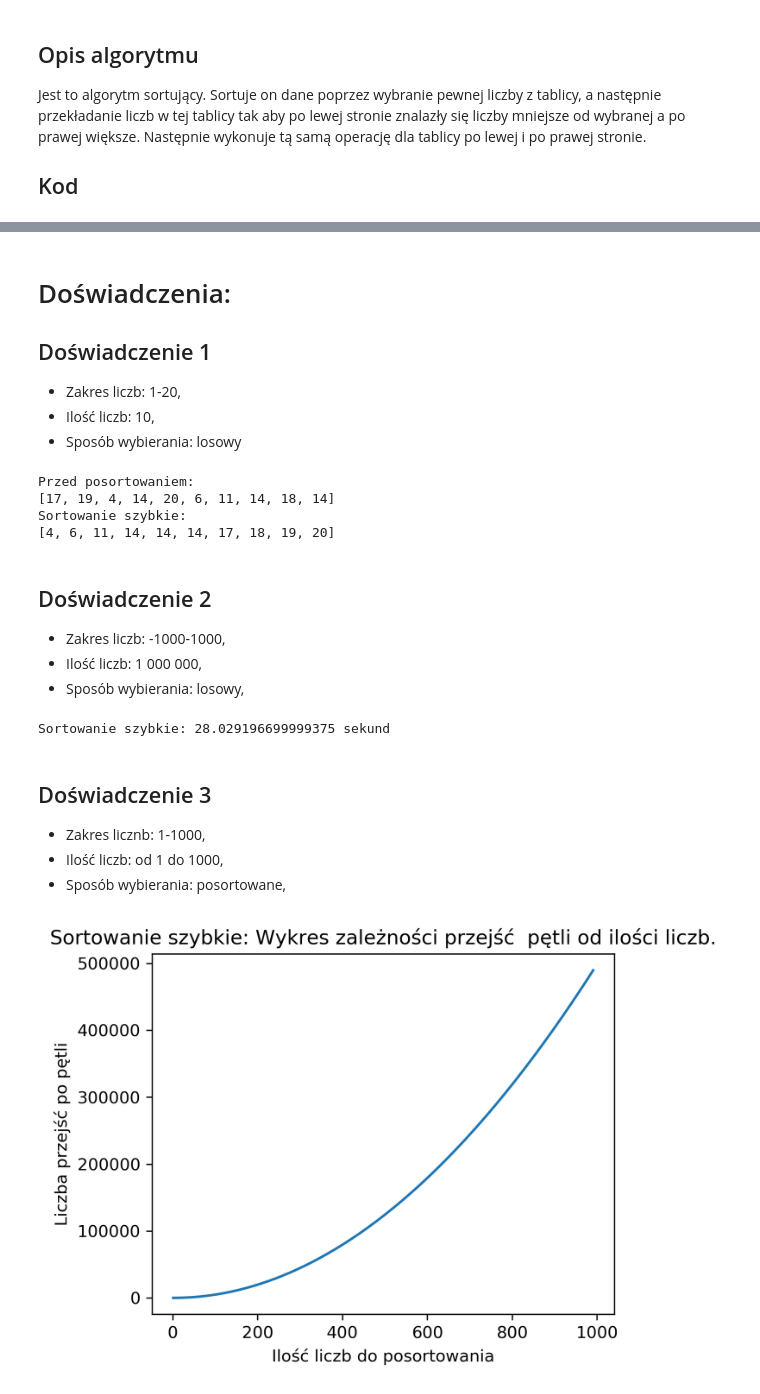
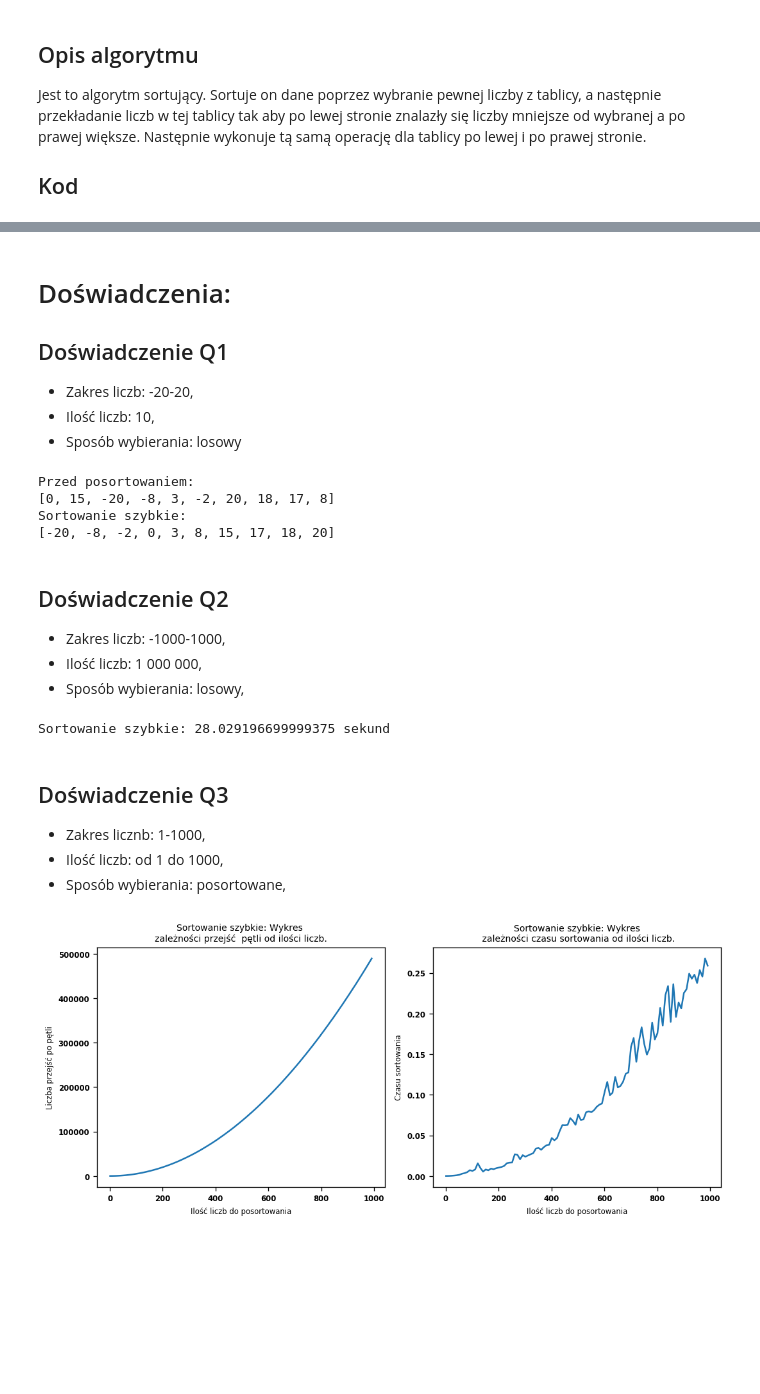
Before and after one commit to finloop/pyhon_bubble_and_quicksort, a Jupyter notebook: Sprawozdanie.ipynb, the cells around one changed output, grey strips where cells are left out. Saved outputs shown, nothing was run; the diff lists cells and outputs as text; code cells hidden in the pictures; blank space fills up the shorter version.

```diff
--- a/Sprawozdanie.ipynb
+++ b/Sprawozdanie.ipynb
@@ -37,12 +44,12 @@ def quicksort(tab, low, high):
 # %% [markdown]
 # Doświadczenia:
-## Doświadczenie 1
-- Zakres liczb: 1-20,
+## Doświadczenie Q1
+- Zakres liczb: -20-20,
 - Ilość liczb: 10,
 - Sposób wybierania: losowy
 # %%
 import random
-tablica_przed_posortowaniem = [random.randrange(1,21) for i in range(0,10)]
+tablica_przed_posortowaniem = [random.randrange(-20,21) for i in range(0,10)]
 
 print("Przed posortowaniem: ")
 print(tablica_przed_posortowaniem)
@@ -54,11 +61,11 @@ print("Sortowanie szybkie: ")
 print(posort)
 # %% [output]
 Przed posortowaniem:
-[17, 19, 4, 14, 20, 6, 11, 14, 18, 14]
+[0, 15, -20, -8, 3, -2, 20, 18, 17, 8]
 Sortowanie szybkie:
-[4, 6, 11, 14, 14, 14, 17, 18, 19, 20]
+[-20, -8, -2, 0, 3, 8, 15, 17, 18, 20]
 # %% [markdown]
-## Doświadczenie 2
+## Doświadczenie Q2
 - Zakres liczb: -1000-1000,
 - Ilość liczb: 1 000 000,
 - Sposób wybierania: losowy,
@@ -76,7 +83,7 @@ print("Sortowanie szybkie: "+str(qend - qstart)+ " sekund")
 # %% [output]
 Sortowanie szybkie: 28.029196699999375 sekund
 # %% [markdown]
-## Doświadczenie 3
+## Doświadczenie Q3
 - Zakres licznb: 1-1000,
 - Ilość liczb: od 1 do 1000,
 - Sposób wybierania: posortowane,
@@ -84,6 +91,7 @@ Sortowanie szybkie: 28.029196699999375 sekund
 import random
 from timeit import default_timer as timer
 import matplotlib.pyplot as plt
+import matplotlib
 
 # Zwraca indeks taki że, po lewej stronie są wartości mniejsze od niego, a po prawej większe.
 def partition(tab, low, high):
@@ -126,39 +134,46 @@ def benchmark_3():
         global liczba_iteracji
         global liczba_zamian
         liczba_iteracji = 0
         liczba_zamian = 0
         tablica_przed_posortowaniem = [i for i in range(1,liczby)]
         posort = list.copy(tablica_przed_posortowaniem)
 
         rang.append(liczby)
         qstart = timer()
         quicksort(posort,0,len(posort)-1)
         qend = timer()
 
         lista_iteracji.append(liczba_iteracji)
         lista_zmian.append(liczba_zamian)
         czasy.append(qend - qstart)
 
-    width_in_inches = 5
-    height_in_inches = 4
-    dots_per_inch = 300
+    width_in_inches = 9
+    height_in_inches =4
+    dots_per_inch = 120
 
-    plt.figure(
-    figsize=(width_in_inches, height_in_inches),
-    dpi=dots_per_inch)
+    plt.figure(figsize=(width_in_inches, height_in_inches), dpi=dots_per_inch)
 
+    plt.subplot(1,2,1)
     plt.plot(rang, lista_iteracji)
-    plt.title("Sortowanie szybkie: Wykres zależności przejść  pętli od ilości liczb.")
+    plt.title("Sortowanie szybkie: Wykres \nzależności przejść  pętli od ilości liczb.")
     plt.ylabel("Liczba przejść po pętli")
     plt.xlabel("Ilość liczb do posortowania")
+
+    plt.subplot(1,2,2)
+    plt.plot(rang, czasy)
+    plt.title("Sortowanie szybkie: Wykres\n zależności czasu sortowania od ilości liczb.")
+    plt.ylabel("Czasu sortowania")
+    plt.xlabel("Ilość liczb do posortowania")
+
+    plt.tight_layout()
     plt.show()
     #print(lista_iteracji)
     #print(lista_zmian)
     #print(czasy)
 
 liczba_iteracji = 0
 liczba_zamian = 0
 benchmark_3()
 # %% [output]
-[figure, old version]
+[figure, new version]
 # %% [markdown]
```
Also changed, not shown: parts of 5 cells of this notebook.
